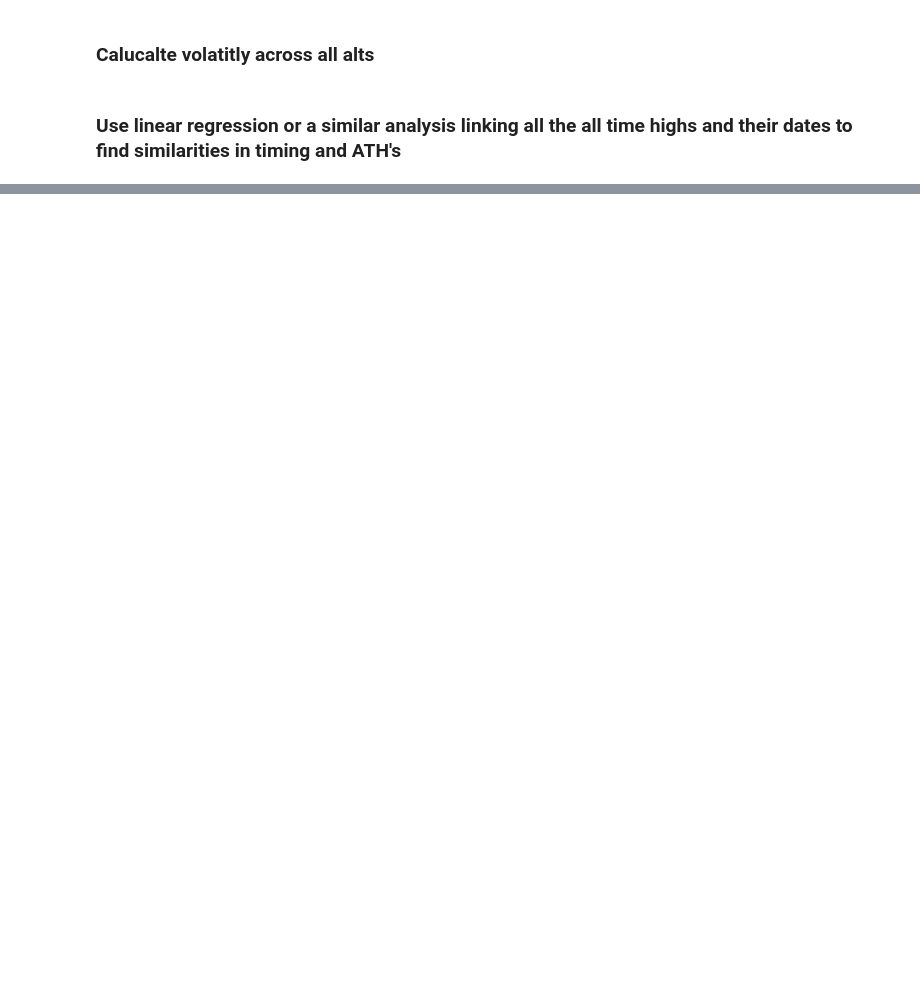
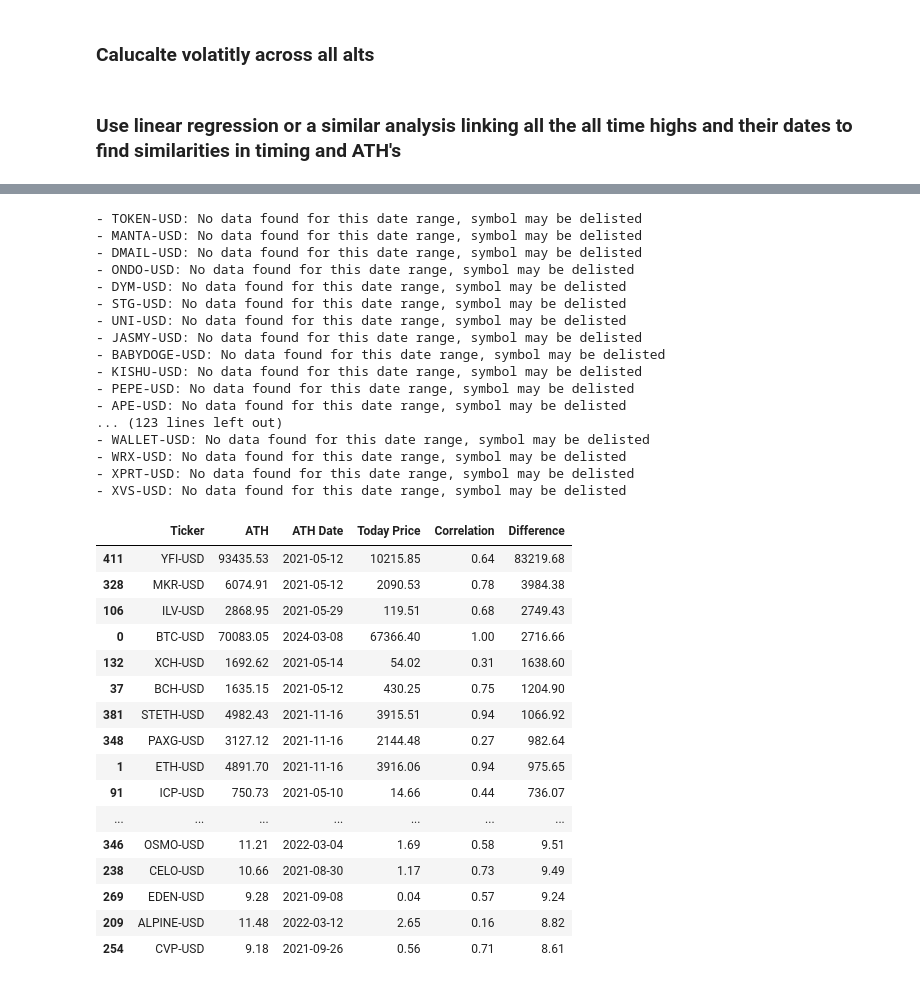
Before and after one commit to Gino-Petrosian/Cryptocurrency-cyclic-Correlation-with-Bitcoin, a Jupyter notebook: FreeformAnalysis.ipynb, the cells around one changed output, grey strips where cells are left out. Drawn from its saved outputs; the diff is of its cells as text; code cells hidden in the pictures; blank space fills up the shorter version.

```diff
--- a/FreeformAnalysis.ipynb
+++ b/FreeformAnalysis.ipynb
@@ -889,25 +240,3 @@ YFI-USD: 0.226458
 ZBC-USD: 0.000000
 ZEC-USD: 0.000525
 ZRX-USD: 0.000008
-# %%
-lagging_altcoins_dfs = {}
-
-for period, (start_date, end_date) in periods.items():
-    lagging_altcoins_list = []
-    for altcoin, ratio in lagging_altcoins[period]:
-        lagging_altcoins_list.append({'Altcoin': altcoin, 'Ratio': ratio})
-
-    # Convert list of dicts to DataFrame
-    lagging_altcoins_dfs[period] = pd.DataFrame(lagging_altcoins_list)
-
-btc_2021_dump = pd.DataFrame(lagging_altcoins['2021_dump'], columns=['Altcoin', 'Ratio'])
-print("Results for 2021 Dump Period:")
-btc_2021_dump
-
-btc_2022_consolidation = pd.DataFrame(lagging_altcoins['2022_consolidation'], columns=['Altcoin', 'Ratio'])
-# print("Results for 2022 Consolidation Period:")
-# btc_2022_consolidation
-
-btc_2023_breakout_to_today = pd.DataFrame(lagging_altcoins['2023_breakout_to_today'], columns=['Altcoin', 'Ratio'])
-# print("Results for 2023 Breakout to Today Period:")
-# btc_2023_breakout_to_today
@@ -1273,0 +448,10 @@ ath_df
+# %%
+# Convert 'ATH Date' to datetime format if it's not already
+final_df['ATH Date'] = pd.to_datetime(final_df['ATH Date'])
+
+# Find the maximum and minimum date
+max_date = final_df['ATH Date'].max()
+min_date = final_df['ATH Date'].min()
+
+print('Maximum Date:', max_date)
+print('Minimum Date:', min_date)
@@ -1273,0 +554,38 @@ ath_df
+# %%
+final_df = analyze_ath(binanceUS_cryptoUSDT_pairs, start_date='2021-05-08')
+final_df
+# %% [output]
+- TOKEN-USD: No data found for this date range, symbol may be delisted
+- MANTA-USD: No data found for this date range, symbol may be delisted
+- DMAIL-USD: No data found for this date range, symbol may be delisted
+- ONDO-USD: No data found for this date range, symbol may be delisted
+- DYM-USD: No data found for this date range, symbol may be delisted
+- STG-USD: No data found for this date range, symbol may be delisted
+- UNI-USD: No data found for this date range, symbol may be delisted
+- JASMY-USD: No data found for this date range, symbol may be delisted
+- BABYDOGE-USD: No data found for this date range, symbol may be delisted
+- KISHU-USD: No data found for this date range, symbol may be delisted
+- PEPE-USD: No data found for this date range, symbol may be delisted
+- APE-USD: No data found for this date range, symbol may be delisted
+... (123 lines left out)
+- WALLET-USD: No data found for this date range, symbol may be delisted
+- WRX-USD: No data found for this date range, symbol may be delisted
+- XPRT-USD: No data found for this date range, symbol may be delisted
+- XVS-USD: No data found for this date range, symbol may be delisted
+|  | Ticker | ATH | ATH Date | Today Price | Correlation | Difference |
+| 411 | YFI-USD | 93435.53 | 2021-05-12 | 10215.85 | 0.64 | 83219.68 |
+| 328 | MKR-USD | 6074.91 | 2021-05-12 | 2090.53 | 0.78 | 3984.38 |
+| 106 | ILV-USD | 2868.95 | 2021-05-29 | 119.51 | 0.68 | 2749.43 |
+| 0 | BTC-USD | 70083.05 | 2024-03-08 | 67366.40 | 1.00 | 2716.66 |
+| 132 | XCH-USD | 1692.62 | 2021-05-14 | 54.02 | 0.31 | 1638.60 |
+| 37 | BCH-USD | 1635.15 | 2021-05-12 | 430.25 | 0.75 | 1204.90 |
+| 381 | STETH-USD | 4982.43 | 2021-11-16 | 3915.51 | 0.94 | 1066.92 |
+| 348 | PAXG-USD | 3127.12 | 2021-11-16 | 2144.48 | 0.27 | 982.64 |
+| 1 | ETH-USD | 4891.70 | 2021-11-16 | 3916.06 | 0.94 | 975.65 |
+| 91 | ICP-USD | 750.73 | 2021-05-10 | 14.66 | 0.44 | 736.07 |
+| ... | ... | ... | ... | ... | ... | ... |
+| 346 | OSMO-USD | 11.21 | 2022-03-04 | 1.69 | 0.58 | 9.51 |
+| 238 | CELO-USD | 10.66 | 2021-08-30 | 1.17 | 0.73 | 9.49 |
+| 269 | EDEN-USD | 9.28 | 2021-09-08 | 0.04 | 0.57 | 9.24 |
+| 209 | ALPINE-USD | 11.48 | 2022-03-12 | 2.65 | 0.16 | 8.82 |
+| 254 | CVP-USD | 9.18 | 2021-09-26 | 0.56 | 0.71 | 8.61 |
```
Also changed, not shown: parts of 71 cells of this notebook.
